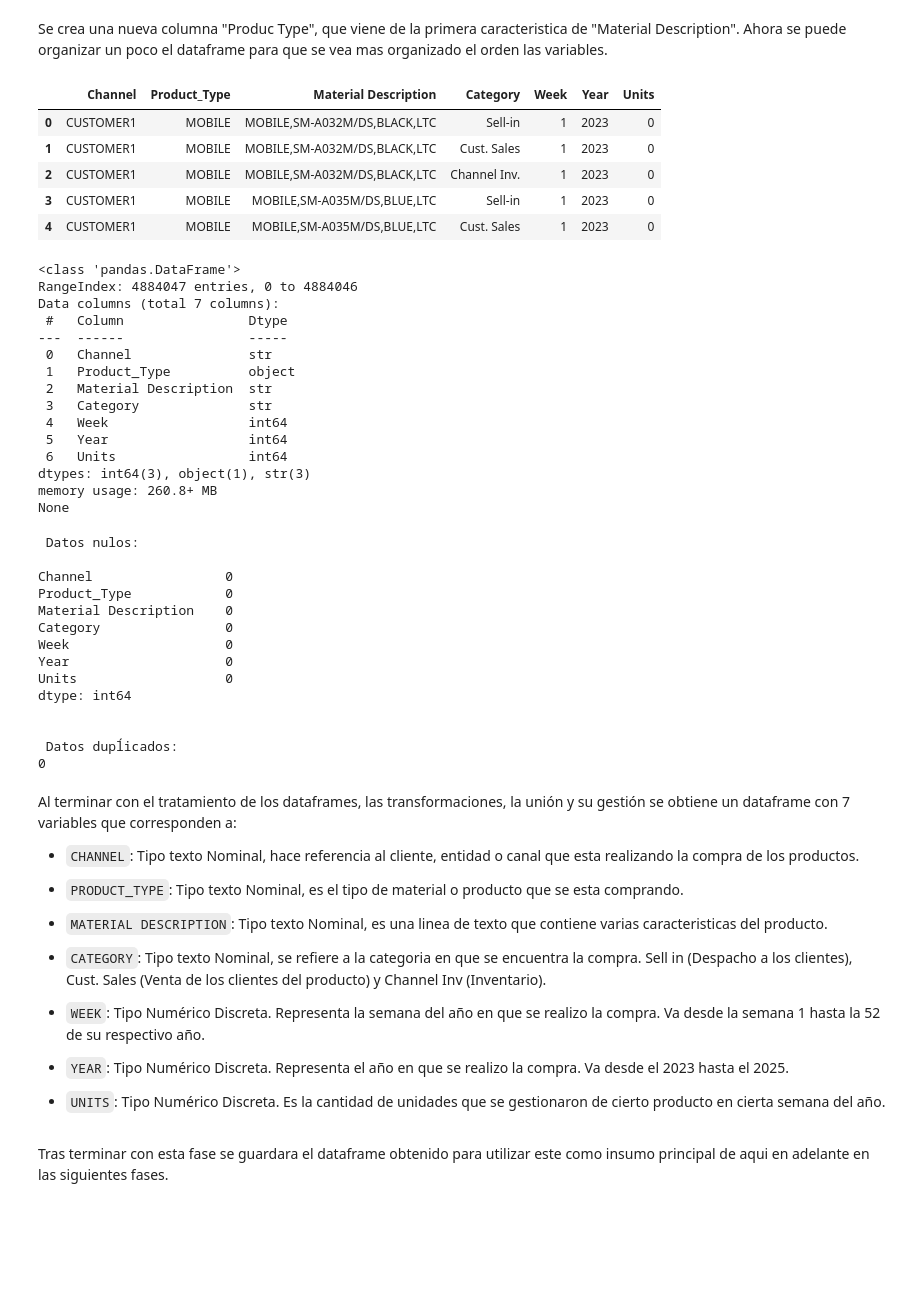
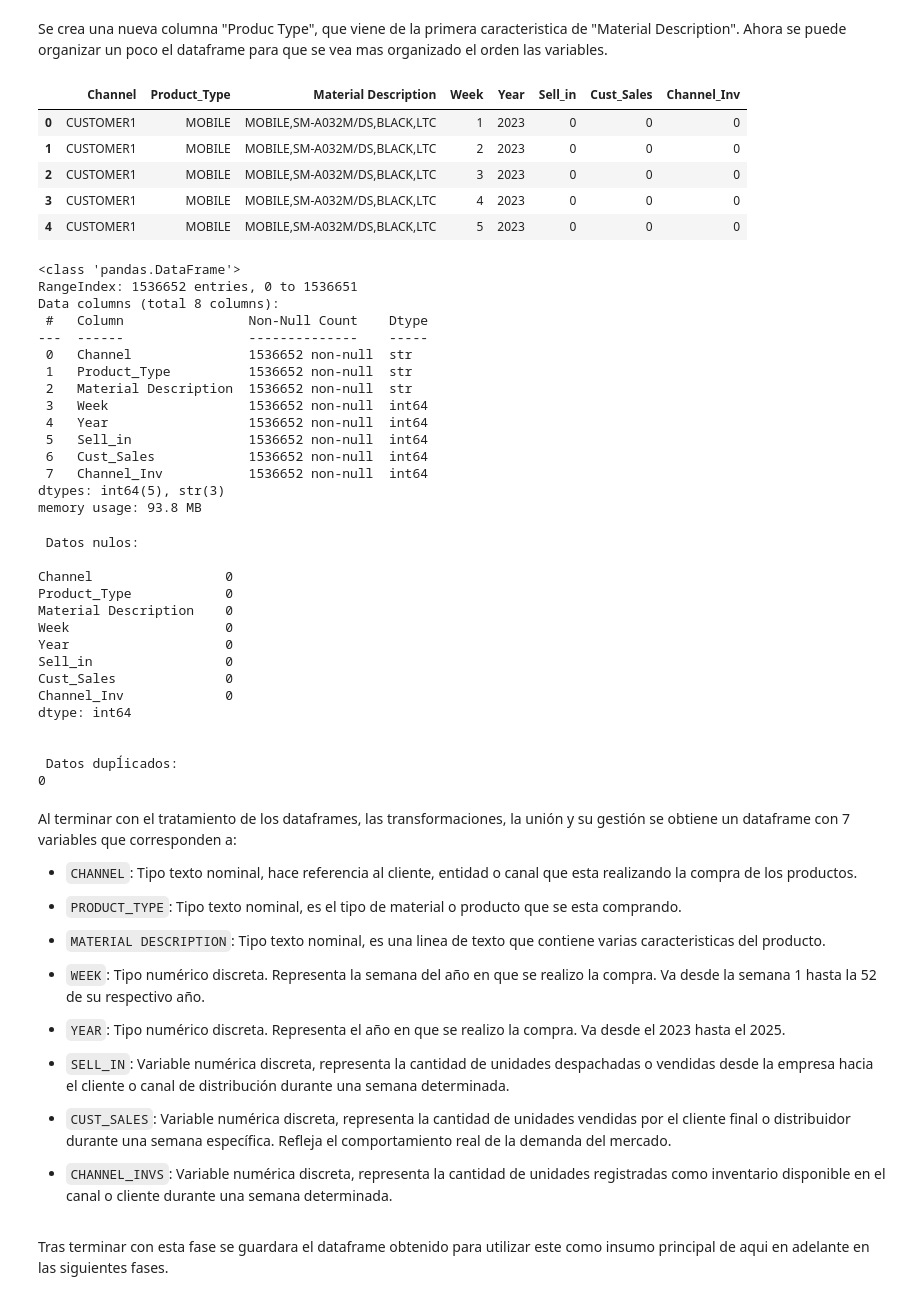
Before and after one commit to MiguelAlfonso1723/Hackathon_SIC2025, a Jupyter notebook: notebooks/sales_forecasting.analysis.ipynb, the cells around one changed output. Cells and saved outputs as stored; diff of their text form; code cells hidden in the pictures; blank space fills up the shorter version.

```diff
--- a/notebooks/sales_forecasting.analysis.ipynb
+++ b/notebooks/sales_forecasting.analysis.ipynb
@@ -622,0 +652,5 @@ df_total
+# %%
+df_total = df_total.pivot_table(index=["Channel","Product_Type","Material Description","Week","Year"],columns="Category",values="Units",aggfunc="sum").reset_index()
+print(df_total.info())
+print("Total de datos nulos: ", df_total.isnull().sum().sum())
+print("Total de datos duplicados : ", df_total.duplicated().sum())
@@ -622,0 +676,8 @@ df_total
+# %%
+df_total.columns.name = None
+df_total = df_total.rename(columns={
+    "Sell-in": "Sell_in",
+    "Cust. Sales": "Cust_Sales",
+    "Channel Inv.": "Channel_Inv"
+})
+df_total.head()
@@ -623,33 +691,33 @@ df_total
 # %% [markdown]
 Se crea una nueva columna "Produc Type", que viene de la primera caracteristica de "Material Description". Ahora se puede organizar un poco el dataframe para que se vea mas organizado el orden las variables.
 # %%
-df_total = df_total.reindex(columns=['Channel',  'Product_Type', 'Material Description', 'Category', 'Week', 'Year', 'Units'])
+df_total = df_total.reindex(columns=['Channel',  'Product_Type', 'Material Description', 'Week', 'Year', 'Sell_in', 'Cust_Sales', 'Channel_Inv'])
 df_total.head()
 # %% [output]
-|  | Channel | Product_Type | Material Description | Category | Week | Year | Units |
-| 0 | CUSTOMER1 | MOBILE | MOBILE,SM-A032M/DS,BLACK,LTC | Sell-in | 1 | 2023 | 0 |
-| 1 | CUSTOMER1 | MOBILE | MOBILE,SM-A032M/DS,BLACK,LTC | Cust. Sales | 1 | 2023 | 0 |
-| 2 | CUSTOMER1 | MOBILE | MOBILE,SM-A032M/DS,BLACK,LTC | Channel Inv. | 1 | 2023 | 0 |
-| 3 | CUSTOMER1 | MOBILE | MOBILE,SM-A035M/DS,BLUE,LTC | Sell-in | 1 | 2023 | 0 |
-| 4 | CUSTOMER1 | MOBILE | MOBILE,SM-A035M/DS,BLUE,LTC | Cust. Sales | 1 | 2023 | 0 |
+|  | Channel | Product_Type | Material Description | Week | Year | Sell_in | Cust_Sales | Channel_Inv |
+| 0 | CUSTOMER1 | MOBILE | MOBILE,SM-A032M/DS,BLACK,LTC | 1 | 2023 | 0 | 0 | 0 |
+| 1 | CUSTOMER1 | MOBILE | MOBILE,SM-A032M/DS,BLACK,LTC | 2 | 2023 | 0 | 0 | 0 |
+| 2 | CUSTOMER1 | MOBILE | MOBILE,SM-A032M/DS,BLACK,LTC | 3 | 2023 | 0 | 0 | 0 |
+| 3 | CUSTOMER1 | MOBILE | MOBILE,SM-A032M/DS,BLACK,LTC | 4 | 2023 | 0 | 0 | 0 |
+| 4 | CUSTOMER1 | MOBILE | MOBILE,SM-A032M/DS,BLACK,LTC | 5 | 2023 | 0 | 0 | 0 |
 # %%
-print(df_total.info())
+df_total.info()
 # %% [output]
 <class 'pandas.DataFrame'>
-RangeIndex: 4884047 entries, 0 to 4884046
-Data columns (total 7 columns):
- #   Column                Dtype
----  ------                -----
- 0   Channel               str
- 1   Product_Type          object
- 2   Material Description  str
- 3   Category              str
- 4   Week                  int64
- 5   Year                  int64
- 6   Units                 int64
-dtypes: int64(3), object(1), str(3)
-memory usage: 260.8+ MB
-None
+RangeIndex: 1536652 entries, 0 to 1536651
+Data columns (total 8 columns):
+ #   Column                Non-Null Count    Dtype
+---  ------                --------------    -----
+ 0   Channel               1536652 non-null  str
+ 1   Product_Type          1536652 non-null  str
+ 2   Material Description  1536652 non-null  str
+ 3   Week                  1536652 non-null  int64
+ 4   Year                  1536652 non-null  int64
+ 5   Sell_in               1536652 non-null  int64
+ 6   Cust_Sales            1536652 non-null  int64
+ 7   Channel_Inv           1536652 non-null  int64
+dtypes: int64(5), str(3)
+memory usage: 93.8 MB
 # %%
 print("\n\n", "Datos nulos:", "\n")
 print(df_total.isnull().sum())
@@ -661,10 +729,11 @@ print(df_total.duplicated().sum())
 Channel                 0
 Product_Type            0
 Material Description    0
-Category                0
 Week                    0
 Year                    0
-Units                   0
+Sell_in                 0
+Cust_Sales              0
+Channel_Inv             0
 dtype: int64
 
 
@@ -674,19 +743,21 @@ dtype: int64
 Al terminar con el tratamiento de los dataframes, las transformaciones, la unión y su gestión se obtiene un dataframe con 7 variables que corresponden a:
 
 
-- `CHANNEL`: Tipo texto Nominal, hace referencia al cliente, entidad o canal que esta realizando la compra de los productos.
+- `CHANNEL`: Tipo texto nominal, hace referencia al cliente, entidad o canal que esta realizando la compra de los productos.
 
-- `PRODUCT_TYPE`: Tipo texto Nominal, es el tipo de material o producto que se esta comprando.
+- `PRODUCT_TYPE`: Tipo texto nominal, es el tipo de material o producto que se esta comprando.
 
-- `MATERIAL DESCRIPTION`: Tipo texto Nominal, es una linea de texto que contiene varias caracteristicas del producto.
+- `MATERIAL DESCRIPTION`: Tipo texto nominal, es una linea de texto que contiene varias caracteristicas del producto.
 
-- `CATEGORY`: Tipo texto Nominal, se refiere a la categoria en que se encuentra la compra. Sell in (Despacho a los clientes), Cust. Sales (Venta de los clientes del producto) y Channel Inv (Inventario).
+- `WEEK`: Tipo numérico discreta. Representa la semana del año en que se realizo la compra. Va desde la semana 1 hasta la 52 de su respectivo año.
 
-- `WEEK`: Tipo Numérico Discreta. Representa la semana del año en que se realizo la compra. Va desde la semana 1 hasta la 52 de su respectivo año.
+- `YEAR`: Tipo numérico discreta. Representa el año en que se realizo la compra. Va desde el 2023 hasta el 2025.
 
-- `YEAR`: Tipo Numérico Discreta. Representa el año en que se realizo la compra. Va desde el 2023 hasta el 2025.
+- `SELL_IN`: Variable numérica discreta, representa la cantidad de unidades despachadas o vendidas desde la empresa hacia el cliente o canal de distribución durante una semana determinada.
 
-- `UNITS`: Tipo Numérico Discreta. Es la cantidad de unidades que se gestionaron de cierto producto en cierta semana del año.
+- `CUST_SALES`: Variable numérica discreta, representa la cantidad de unidades vendidas por el cliente final o distribuidor durante una semana específica. Refleja el comportamiento real de la demanda del mercado.
+
+- `CHANNEL_INVS`: Variable numérica discreta, representa la cantidad de unidades registradas como inventario disponible en el canal o cliente durante una semana determinada.
 # %% [markdown]
 Tras terminar con esta fase se guardara el dataframe obtenido para utilizar este como insumo principal de aqui en adelante en las siguientes fases.
 # %%
```
Also changed, not shown: parts of 71 cells of this notebook, 1 other file.
